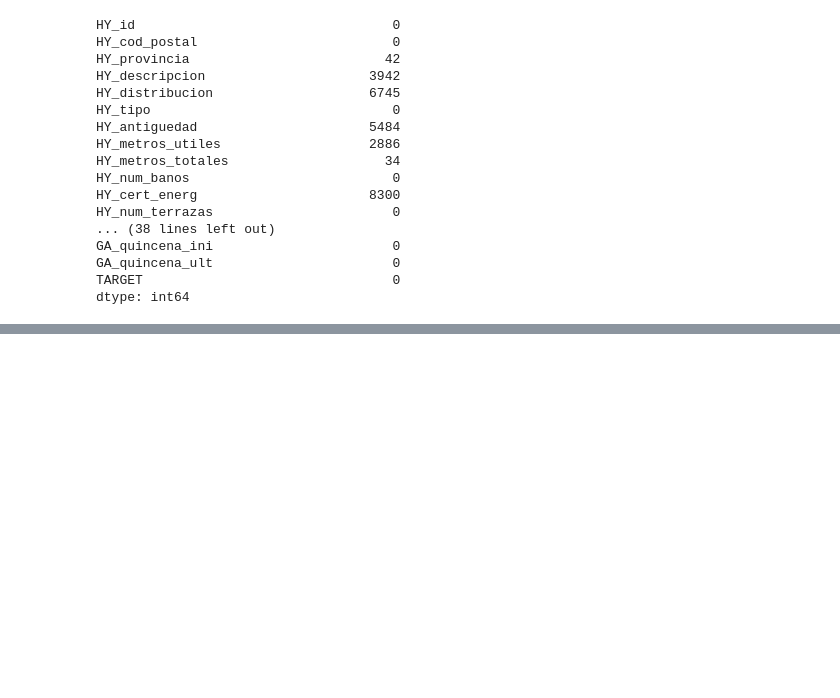
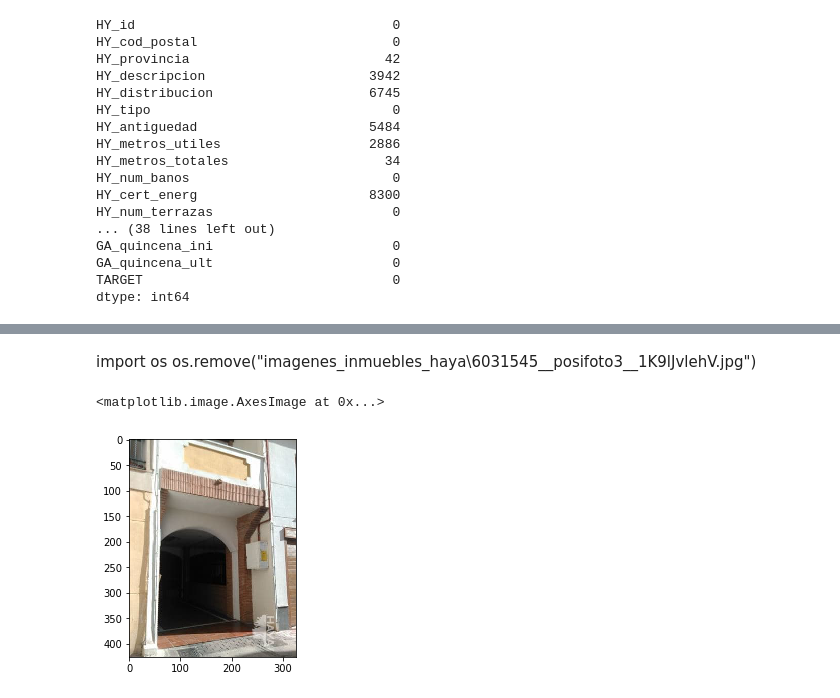
Before and after one commit to RohitUttam/UniversityHack2019, a Jupyter notebook: Expl_ini_images.ipynb, the cells around one changed output, grey strips where cells are left out. Saved outputs shown, nothing was run; the diff lists cells and outputs as text; code cells hidden in the pictures; blank space fills up the shorter version.

Commit message:
Imagenes

```diff
--- a/Expl_ini_images.ipynb
+++ b/Expl_ini_images.ipynb
@@ -450,0 +53,8 @@ val_
+# %%
+def load_images(filenames):
+    images = np.asarray([scpm.imread(file) for file in filenames])
+    return images
+# %%
+names = sorted(glob.glob('imagenes_inmuebles_haya/*.jpg'))
+
+names
@@ -450,0 +79,2 @@ val_
+# %%
+images=load_images(names[0:100])
@@ -450,0 +87,8 @@ val_
+# %% [markdown]
+import os
+os.remove("imagenes_inmuebles_haya\\6031545__posifoto3__1K9lJvlehV.jpg")
+# %%
+plt.imshow(images[0])
+# %% [output]
+<matplotlib.image.AxesImage at 0x...>
+[figure, added]
```
Also changed, not shown: parts of 63 cells of this notebook.
